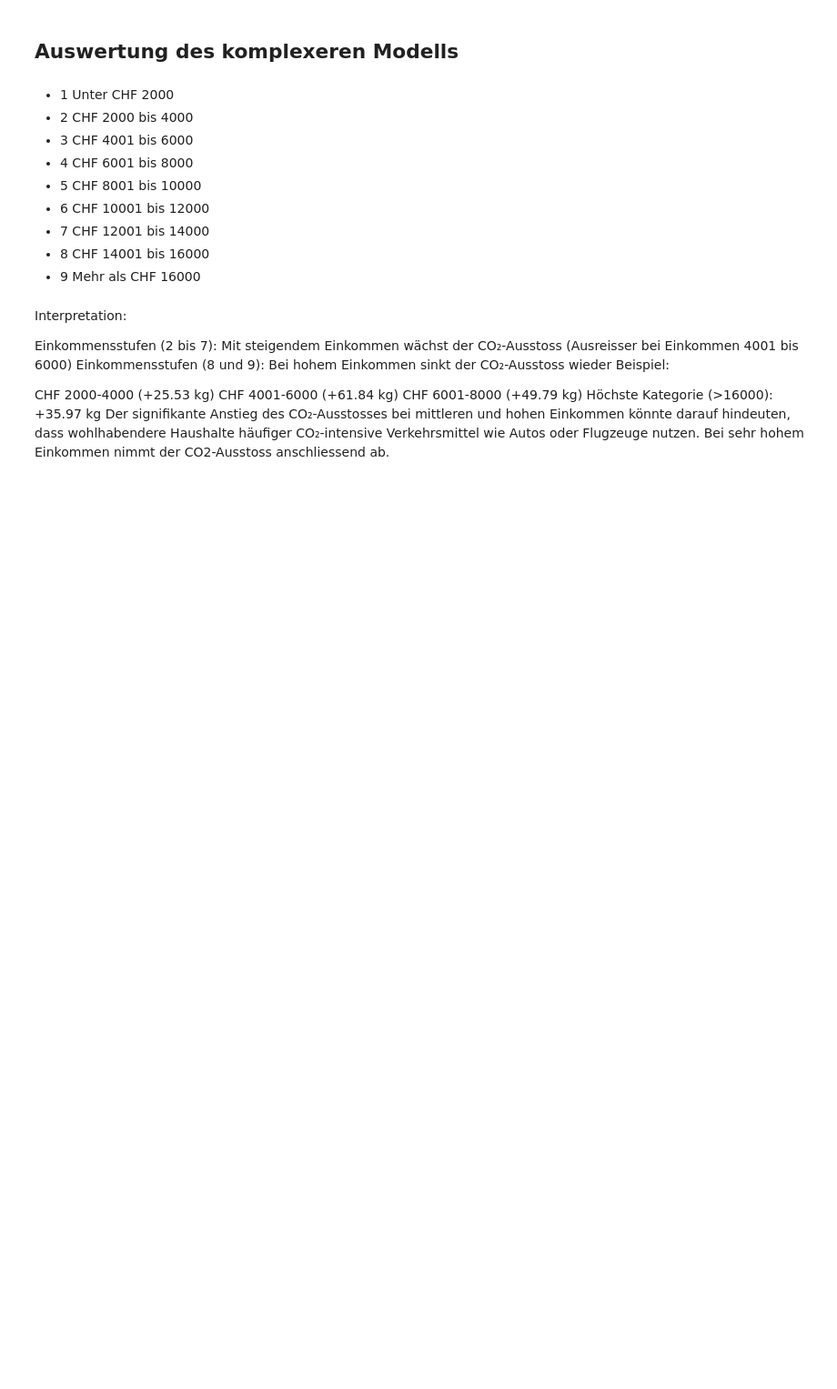
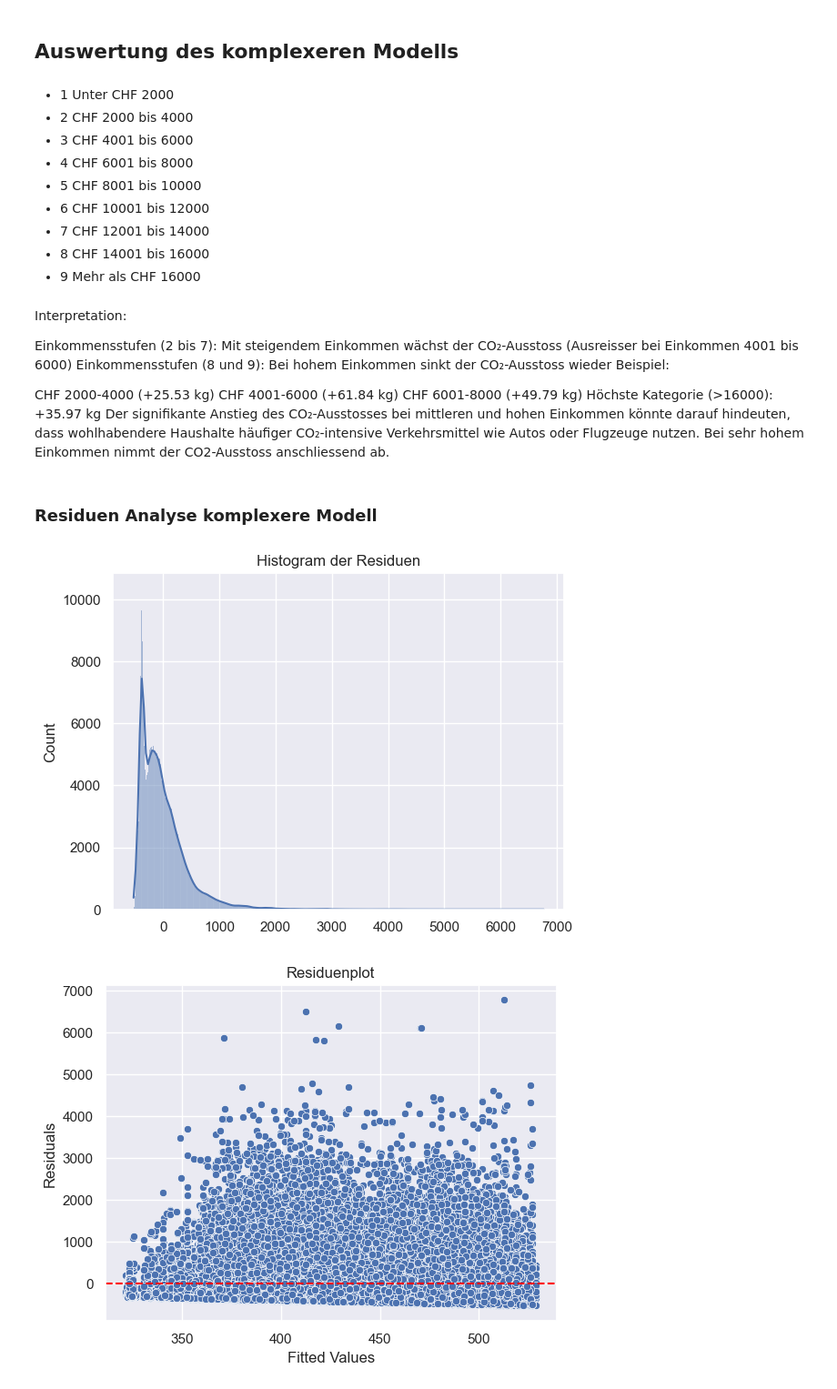
Before and after one commit to LeonidWouters/ANM, a Jupyter notebook: Modell_Stadt-Land-Intermediaer.ipynb, the cells around one changed output. Shown: that part at 91% size. Saved outputs shown, nothing was run; the diff lists cells and outputs as text; code cells hidden in the pictures; blank space fills up the shorter version.

```diff
--- a/Modell_Stadt-Land-Intermediaer.ipynb
+++ b/Modell_Stadt-Land-Intermediaer.ipynb
@@ -287,0 +303,6 @@ Notes:
+# %%
+## 3.3. Lineare Regression (Geschlecht, Alter)
+
+X2 = train[['ZP_ALTER', 'ZP_GESL_2']]
+X2 = sm.add_constant(X2)
+y2 = train['CO2E_TOTAL']
@@ -292,9 +339,9 @@ Wenn alle Prädiktoren (Alter und Geschlecht) gleich 0 sind, beträgt der durchs
 Pro Jahr zusätzlichem Alter steigt der CO₂-Ausstoss im Durchschnitt um 0,38 kg.
 Frauen haben im Vergleich zu Männern durchschnittlich 28,94 kg weniger CO₂-Ausstoss.
 # %%
-## 3.3. Lineare Regression (Geschlecht, Alter, Raumstruktur)
-X2 = train[['ZP_ALTER', 'ZP_GESL_2', 'HH_STADT_LAND_2', 'HH_STADT_LAND_3']]
-X2 = sm.add_constant(X2)
-y2 = train['CO2E_TOTAL']
+## 3.4. Lineare Regression (Geschlecht, Alter, Raumstruktur)
+X3 = train[['ZP_ALTER', 'ZP_GESL_2', 'HH_STADT_LAND_2', 'HH_STADT_LAND_3']]
+X3 = sm.add_constant(X3)
+y3 = train['CO2E_TOTAL']
 # %%
 # Modell fitten
@@ -372,15 +445,15 @@ Es gibt kein erkennbares Muster in den Fehlern des Modells, was bedeutet, dass d
 # %%
 ## 3.6. Hinzunahme Variablen (Geschlecht, Alter, Raumstruktur, Haushaltseinkommen)
-X3 = train[['ZP_ALTER', 'ZP_GESL_2', 'HH_HAUSHALTSEINKOMMEN_2', 'HH_HAUSHALTSEINKOMMEN_3', 'HH_HAUSHALTSEINKOMMEN_4', 'HH_HAUSHALTSEINKOMMEN_5', 'HH_HAUSHALTSEINKOMMEN_6', 'HH_HAUSHALTSEINKOMMEN_7',
+X4 = train[['ZP_ALTER', 'ZP_GESL_2', 'HH_HAUSHALTSEINKOMMEN_2', 'HH_HAUSHALTSEINKOMMEN_3', 'HH_HAUSHALTSEINKOMMEN_4', 'HH_HAUSHALTSEINKOMMEN_5', 'HH_HAUSHALTSEINKOMMEN_6', 'HH_HAUSHALTSEINKOMMEN_7',
                     'HH_HAUSHALTSEINKOMMEN_8', 'HH_HAUSHALTSEINKOMMEN_9', 'HH_STADT_LAND_2', 'HH_STADT_LAND_3']]
-X3 = sm.add_constant(X3)
-y3 = train['CO2E_TOTAL']
+X4 = sm.add_constant(X4)
+y4 = train['CO2E_TOTAL']
 # %%
 # Modell anpassen
-model3 = sm.OLS(y3, X3).fit()
+model4 = sm.OLS(y4, X4).fit()
 
 # Zusammenfassung des Modells anzeigen
-print(model3.summary())
+print(model4.summary())
 # %% [output]
                             OLS Regression Results
 ==============================================================================
@@ -423,3 +496,24 @@ CHF 4001-6000 (+61.84 kg)
 CHF 6001-8000 (+49.79 kg)
 Höchste Kategorie (>16000): +35.97 kg
 Der signifikante Anstieg des CO₂-Ausstosses bei mittleren und hohen Einkommen könnte darauf hindeuten, dass wohlhabendere Haushalte häufiger CO₂-intensive Verkehrsmittel wie Autos oder Flugzeuge nutzen. Bei sehr hohem Einkommen nimmt der CO2-Ausstoss anschliessend ab.
+# %% [markdown]
+### Residuen Analyse komplexere Modell
+# %%
+# Residuen berechnen (Model 4: Geschlecht, Alter, Raumstruktur, Haushaltseinkommen)
+residuals = model4.resid
+
+# Histogramm der Residuen
+sns.histplot(residuals, kde=True)
+plt.title('Histogram der Residuen')
+plt.show()
+
+# Residuenplot
+sns.scatterplot(x=model4.fittedvalues, y=residuals)
+plt.axhline(0, color='red', linestyle='--')
+plt.title('Residuenplot')
+plt.xlabel('Fitted Values')
+plt.ylabel('Residuals')
+plt.show()
+# %% [output]
+[figure, added]
+[figure, added]
```
Also changed, not shown: parts of 23 cells of this notebook.
